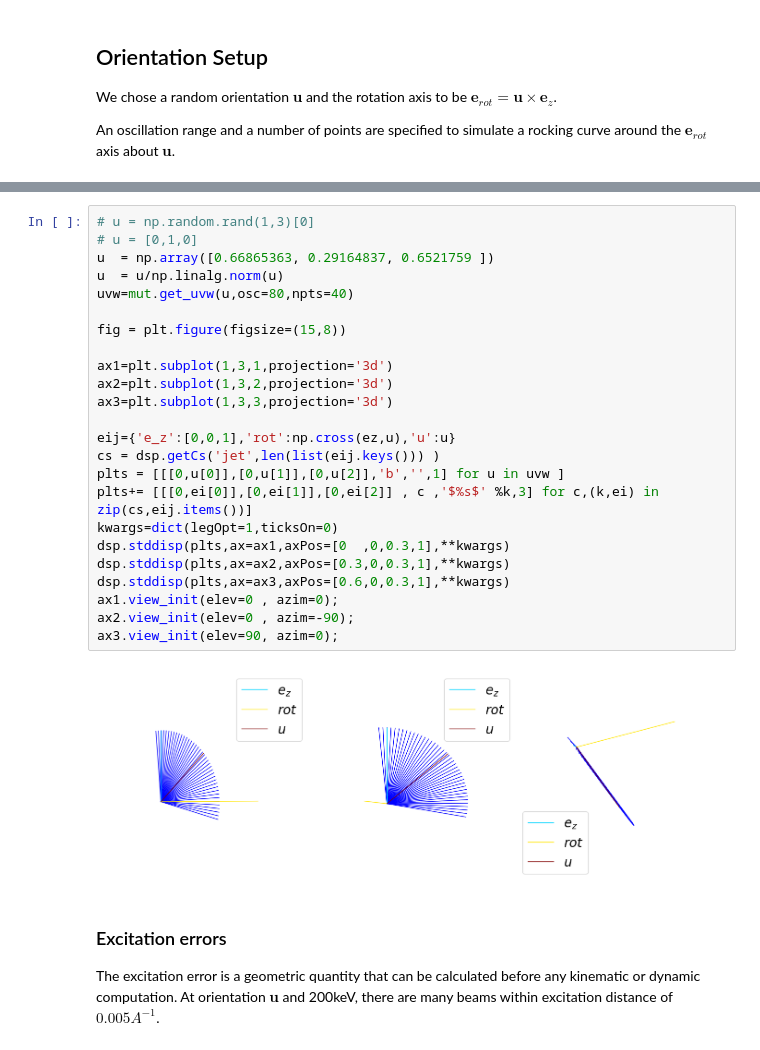
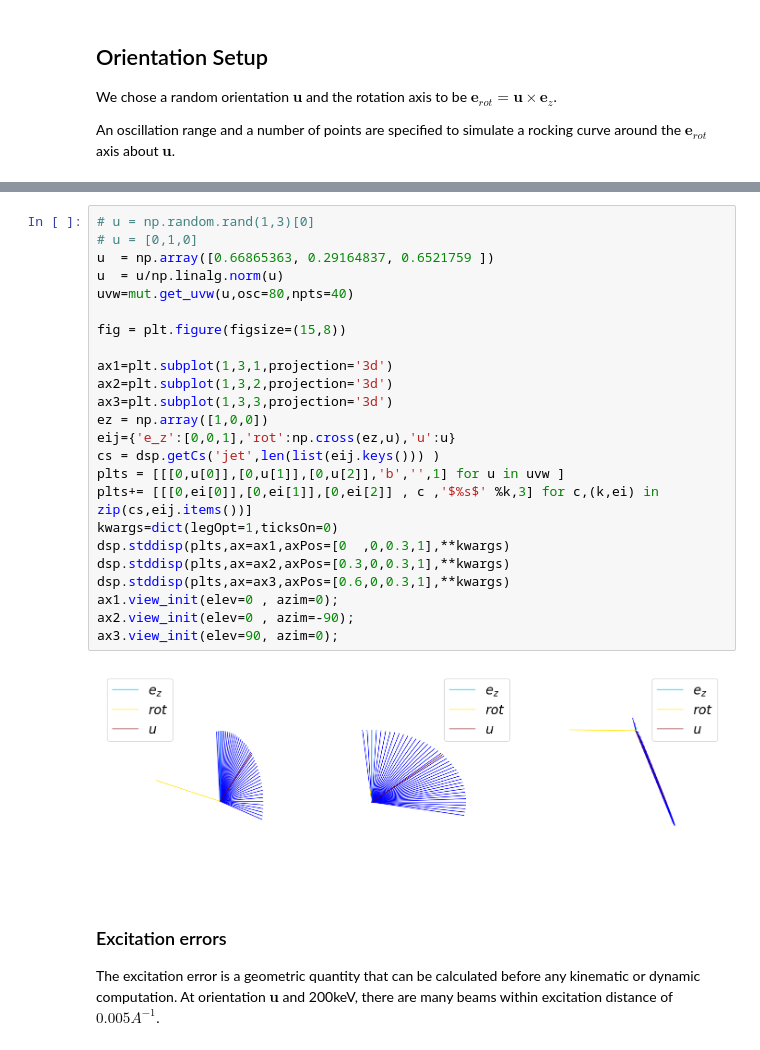
Before and after one commit to ccp4/ED_studies, a Jupyter notebook: bloch_kinematic/kin_vs_dyn.ipynb, the cells around one changed output, grey strips where cells are left out. Saved outputs shown, nothing was run; the diff lists cells and outputs as text.

```diff
--- a/bloch_kinematic/kin_vs_dyn.ipynb
+++ b/bloch_kinematic/kin_vs_dyn.ipynb
@@ -42,29 +38,29 @@ commit fc8ce5424df2bd769dd138757d041224bfd17feb
 # %%
 # u = np.random.rand(1,3)[0]
 # u = [0,1,0]
 u  = np.array([0.66865363, 0.29164837, 0.6521759 ])
 u  = u/np.linalg.norm(u)
 uvw=mut.get_uvw(u,osc=80,npts=40)
 
 fig = plt.figure(figsize=(15,8))
 
 ax1=plt.subplot(1,3,1,projection='3d')
 ax2=plt.subplot(1,3,2,projection='3d')
 ax3=plt.subplot(1,3,3,projection='3d')
-
+ez = np.array([1,0,0])
 eij={'e_z':[0,0,1],'rot':np.cross(ez,u),'u':u}
 cs = dsp.getCs('jet',len(list(eij.keys())) )
 plts = [[[0,u[0]],[0,u[1]],[0,u[2]],'b','',1] for u in uvw ]
 plts+= [[[0,ei[0]],[0,ei[1]],[0,ei[2]] , c ,'$%s$' %k,3] for c,(k,ei) in zip(cs,eij.items())]
 kwargs=dict(legOpt=1,ticksOn=0)
 dsp.stddisp(plts,ax=ax1,axPos=[0  ,0,0.3,1],**kwargs)
 dsp.stddisp(plts,ax=ax2,axPos=[0.3,0,0.3,1],**kwargs)
 dsp.stddisp(plts,ax=ax3,axPos=[0.6,0,0.3,1],**kwargs)
 ax1.view_init(elev=0 , azim=0);
 ax2.view_init(elev=0 , azim=-90);
 ax3.view_init(elev=90, azim=0);
 # %% [output]
-[figure, old version]
+[figure, new version]
 # %% [markdown]
 ### Excitation errors
 
```
Also changed, not shown: parts of 16 cells of this notebook.
